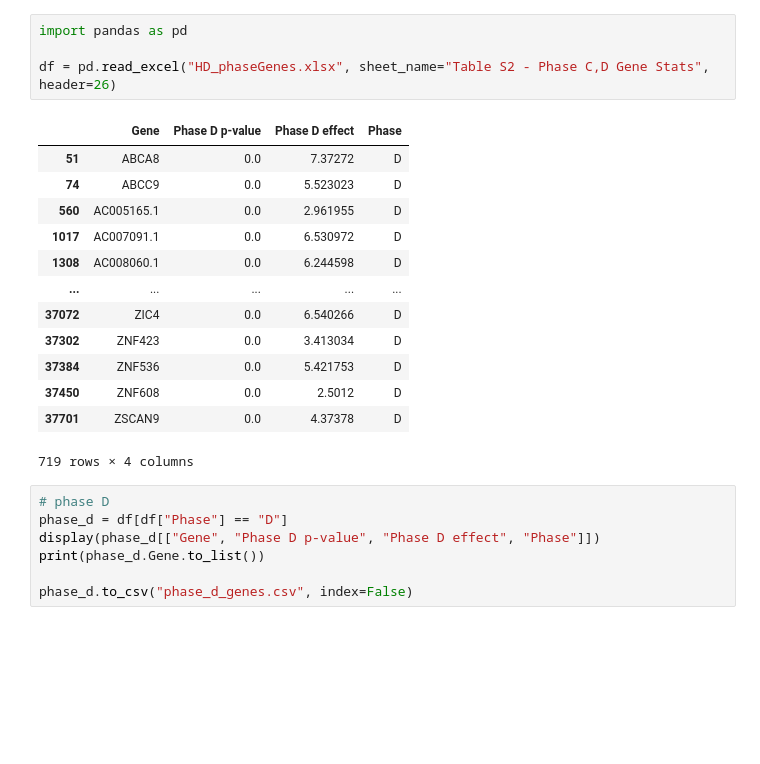
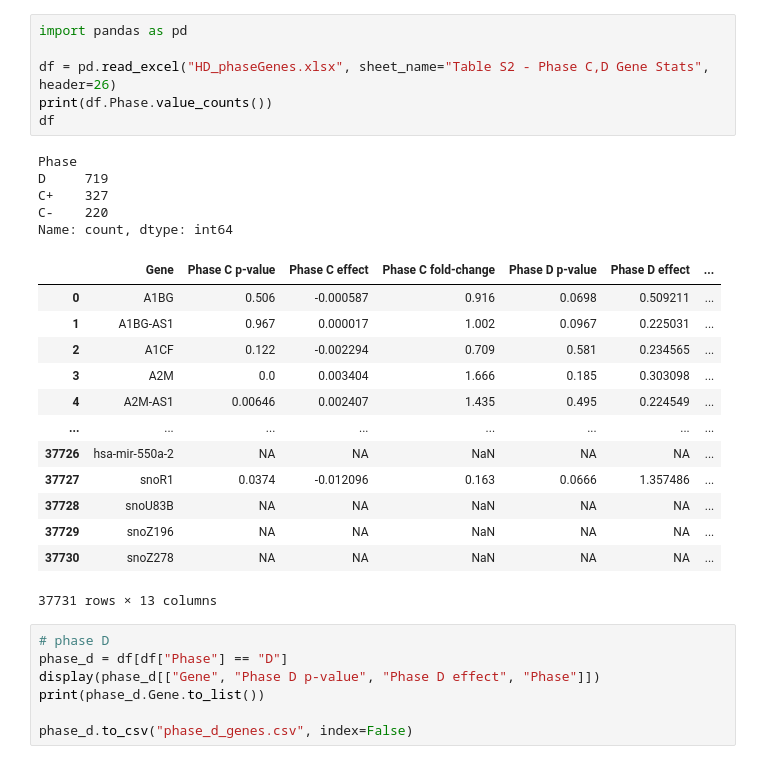
Before and after one commit to 8gabri8/XDP, a Jupyter notebook: utils/handsaker_et_all/make_phases.ipynb, the cells around one changed output. Cells and saved outputs as stored; diff of their text form; blank space fills up the shorter version.

```diff
--- a/utils/handsaker_et_all/make_phases.ipynb
+++ b/utils/handsaker_et_all/make_phases.ipynb
@@ -1,21 +1,28 @@
 # %%
 import pandas as pd
 
 df = pd.read_excel("HD_phaseGenes.xlsx", sheet_name="Table S2 - Phase C,D Gene Stats", header=26)
+print(df.Phase.value_counts())
+df
 # %% [output]
+Phase
+D     719
+C+    327
+C-    220
+Name: count, dtype: int64
-|  | Gene | Phase D p-value | Phase D effect | Phase |
-| 51 | ABCA8 | 0.0 | 7.37272 | D |
-| 74 | ABCC9 | 0.0 | 5.523023 | D |
-| 560 | AC005165.1 | 0.0 | 2.961955 | D |
-| 1017 | AC007091.1 | 0.0 | 6.530972 | D |
-| 1308 | AC008060.1 | 0.0 | 6.244598 | D |
-| ... | ... | ... | ... | ... |
-| 37072 | ZIC4 | 0.0 | 6.540266 | D |
-| 37302 | ZNF423 | 0.0 | 3.413034 | D |
-| 37384 | ZNF536 | 0.0 | 5.421753 | D |
-| 37450 | ZNF608 | 0.0 | 2.5012 | D |
-| 37701 | ZSCAN9 | 0.0 | 4.37378 | D |
+|  | Gene | Phase C p-value | Phase C effect | Phase C fold-change | Phase D p-value | Phase D effect | ... |
+| 0 | A1BG | 0.506 | -0.000587 | 0.916 | 0.0698 | 0.509211 | ... |
+| 1 | A1BG-AS1 | 0.967 | 0.000017 | 1.002 | 0.0967 | 0.225031 | ... |
+| 2 | A1CF | 0.122 | -0.002294 | 0.709 | 0.581 | 0.234565 | ... |
+| 3 | A2M | 0.0 | 0.003404 | 1.666 | 0.185 | 0.303098 | ... |
+| 4 | A2M-AS1 | 0.00646 | 0.002407 | 1.435 | 0.495 | 0.224549 | ... |
+| ... | ... | ... | ... | ... | ... | ... | ... |
+| 37726 | hsa-mir-550a-2 | NA | NA | NaN | NA | NA | ... |
+| 37727 | snoR1 | 0.0374 | -0.012096 | 0.163 | 0.0666 | 1.357486 | ... |
+| 37728 | snoU83B | NA | NA | NaN | NA | NA | ... |
+| 37729 | snoZ196 | NA | NA | NaN | NA | NA | ... |
+| 37730 | snoZ278 | NA | NA | NaN | NA | NA | ... |
-719 rows × 4 columns
+37731 rows × 13 columns
 # %%
 # phase D
 phase_d = df[df["Phase"] == "D"]
```
Also changed, not shown: parts of 2 cells of this notebook, 14 other files.
